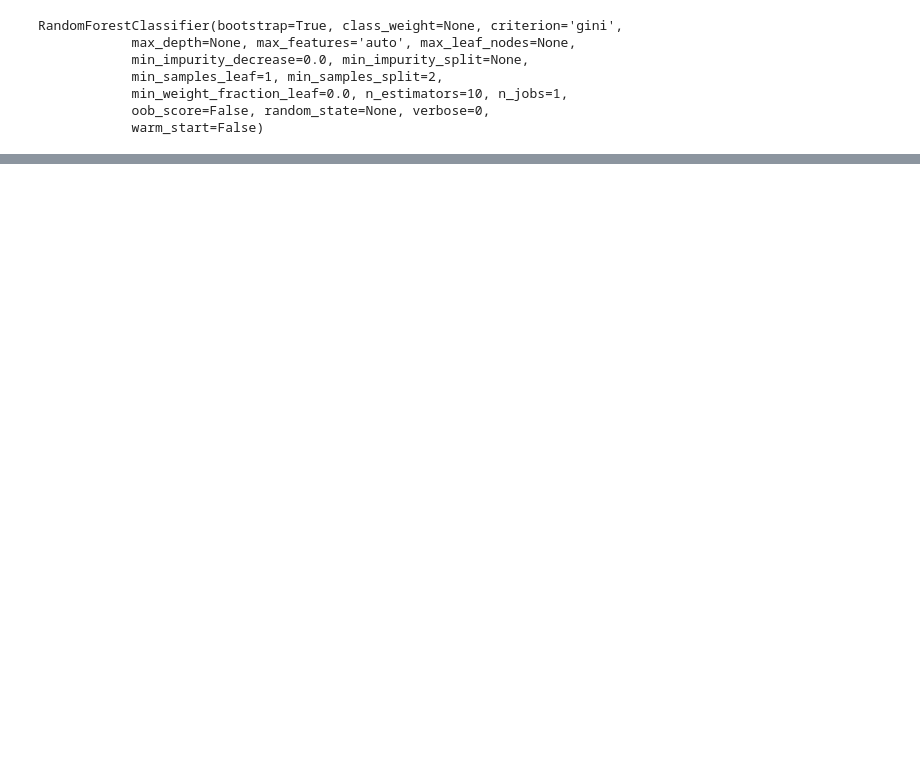
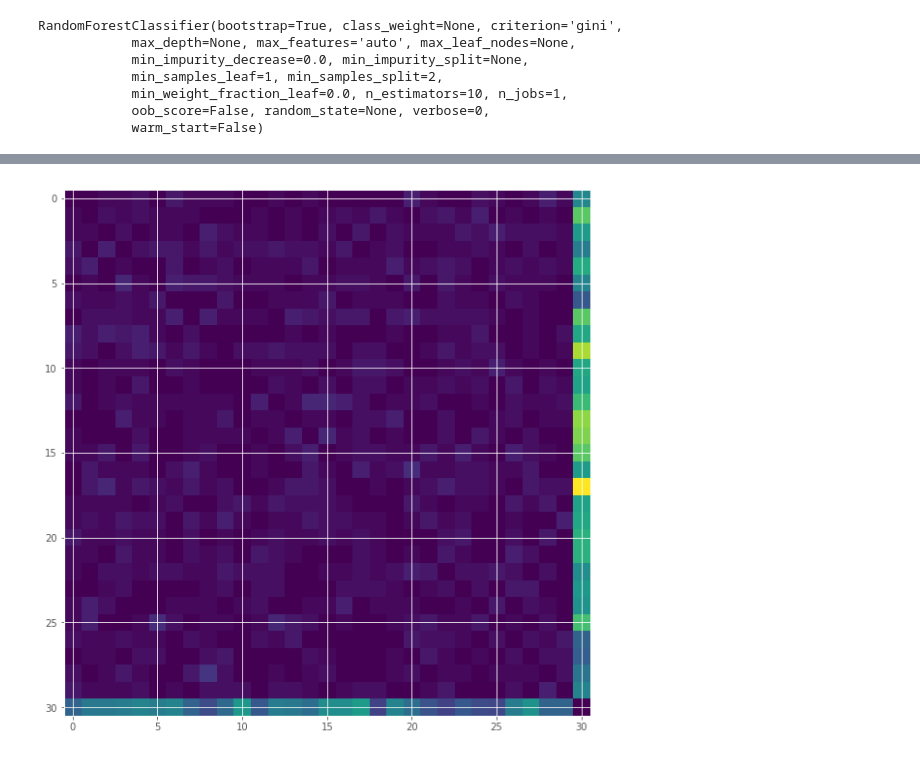
Before and after one commit to mtmoncur/baseball_data, a Jupyter notebook: notebooks/Full Model.ipynb, the cells around one changed output, grey strips where cells are left out. Drawn from its saved outputs; the diff is of its cells as text; code cells hidden in the pictures; blank space fills up the shorter version.

```diff
--- a/notebooks/Full Model.ipynb
+++ b/notebooks/Full Model.ipynb
@@ -261,0 +325,9 @@ plt.imshow(conf_mat)
+# %%
+plt.figure(figsize=(10,10))
+conf_mat = confusion_matrix(u_train, xmodel.predict(X_train))
+ind = np.diag_indices(len(conf_mat))
+conf_mat[ind] = 0
+plt.imshow(conf_mat)
+plt.show()
+# %% [output]
+[figure, added]
```
Also changed, not shown: parts of 21 cells of this notebook, 1 other file.
